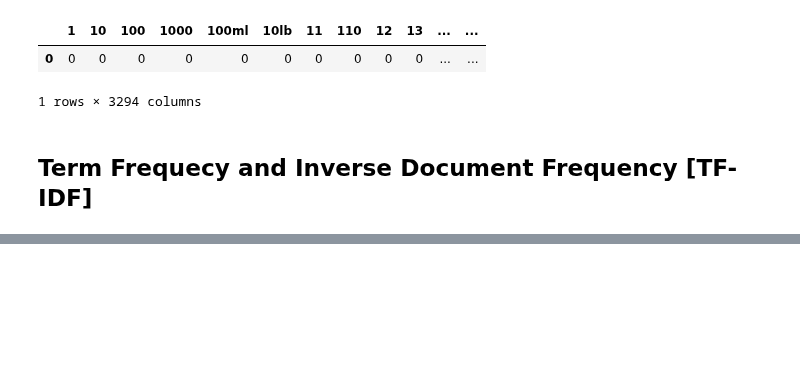
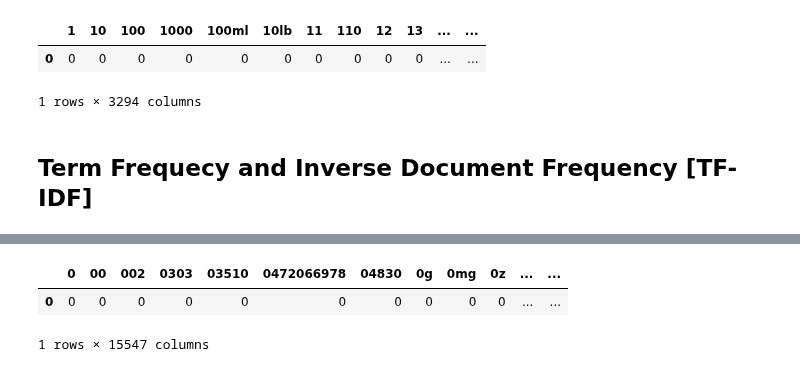
Before and after one commit to hrithickcodes/ml_from_scratch, a Jupyter notebook: notebooks/NLP_basics.ipynb, the cells around one changed output, grey strips where cells are left out. Saved outputs shown, nothing was run; the diff lists cells and outputs as text; code cells hidden in the pictures; blank space fills up the shorter version.

```diff
--- a/notebooks/NLP_basics.ipynb
+++ b/notebooks/NLP_basics.ipynb
@@ -244,0 +248,7 @@ tfidf.transform(text_corpus)
+# %%
+vector = tfidf.transform(["I did not like the book as it was not good"])
+vector
+# %% [output]
+|  | 0 | 00 | 002 | 0303 | 03510 | 0472066978 | 04830 | 0g | 0mg | 0z | ... | ... |
+| 0 | 0 | 0 | 0 | 0 | 0 | 0 | 0 | 0 | 0 | 0 | ... | ... |
+1 rows × 15547 columns
```
Also changed, not shown: parts of 5 cells of this notebook, 2 other files.
